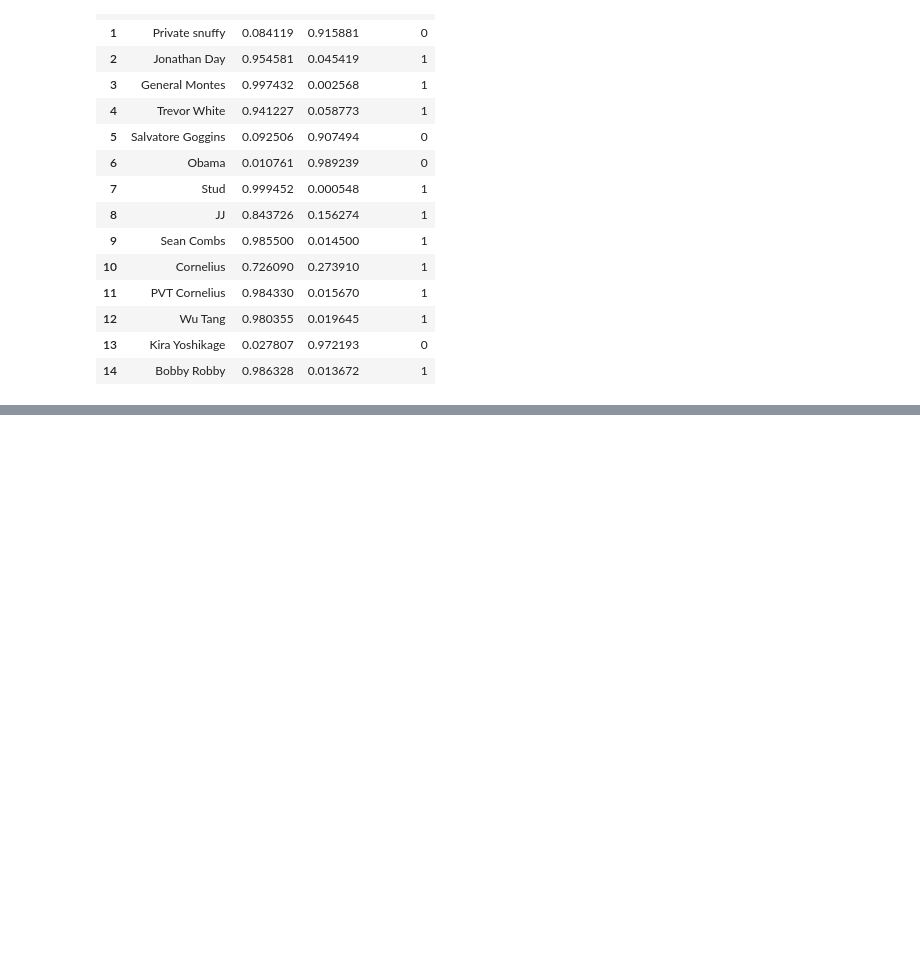
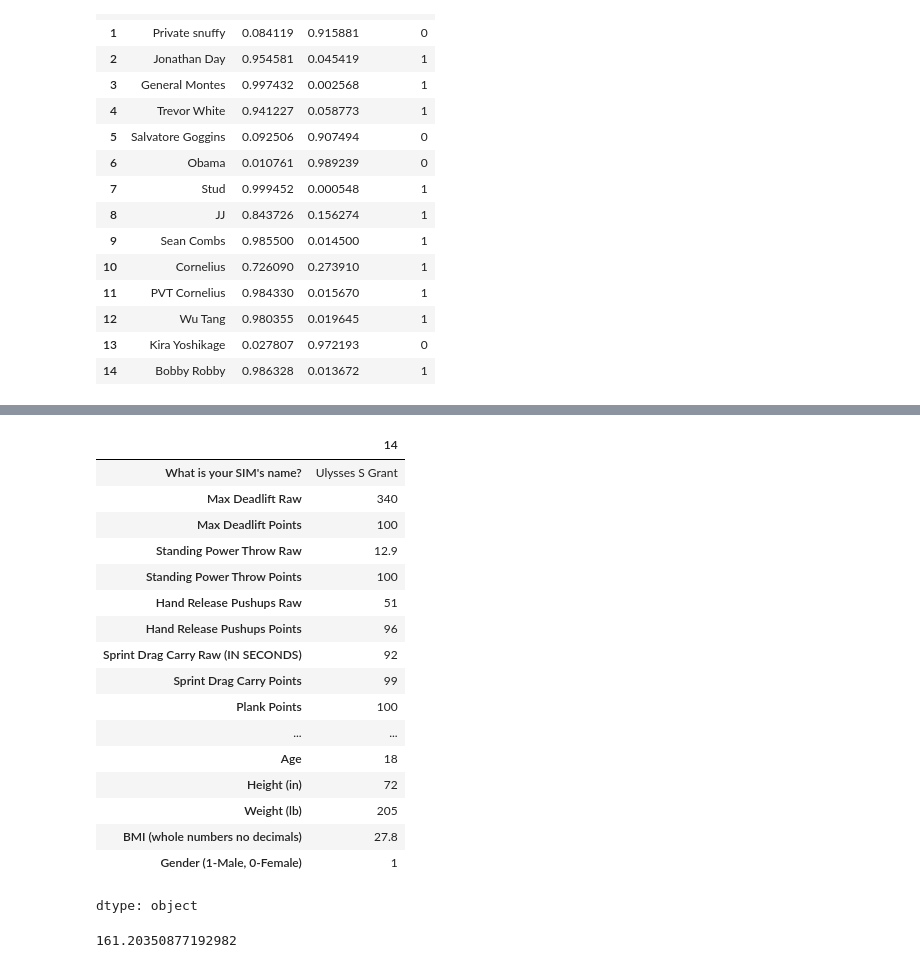
Before and after one commit to lonespear/ma103, a Jupyter notebook: ranger_school_log_reg.ipynb, the cells around one changed output, grey strips where cells are left out. Saved outputs shown, nothing was run; the diff lists cells and outputs as text; code cells hidden in the pictures; blank space fills up the shorter version.

```diff
--- a/ranger_school_log_reg.ipynb
+++ b/ranger_school_log_reg.ipynb
@@ -485,0 +534,25 @@ results
+# %%
+d_hr.iloc[14]
+# %% [output]
+|  | 14 |
+| What is your SIM's name? | Ulysses S Grant |
+| Max Deadlift Raw | 340 |
+| Max Deadlift Points | 100 |
+| Standing Power Throw Raw | 12.9 |
+| Standing Power Throw Points | 100 |
+| Hand Release Pushups Raw | 51 |
+| Hand Release Pushups Points | 96 |
+| Sprint Drag Carry Raw (IN SECONDS) | 92 |
+| Sprint Drag Carry Points | 99 |
+| Plank Points | 100 |
+| ... | ... |
+| Age | 18 |
+| Height (in) | 72 |
+| Weight (lb) | 205 |
+| BMI (whole numbers no decimals) | 27.8 |
+| Gender (1-Male, 0-Female) | 1 |
+dtype: object
+# %%
+df['12mRuck_min'].mean()
+# %% [output]
+161.20350877192982
```
Also changed, not shown: parts of 4 cells of this notebook.
